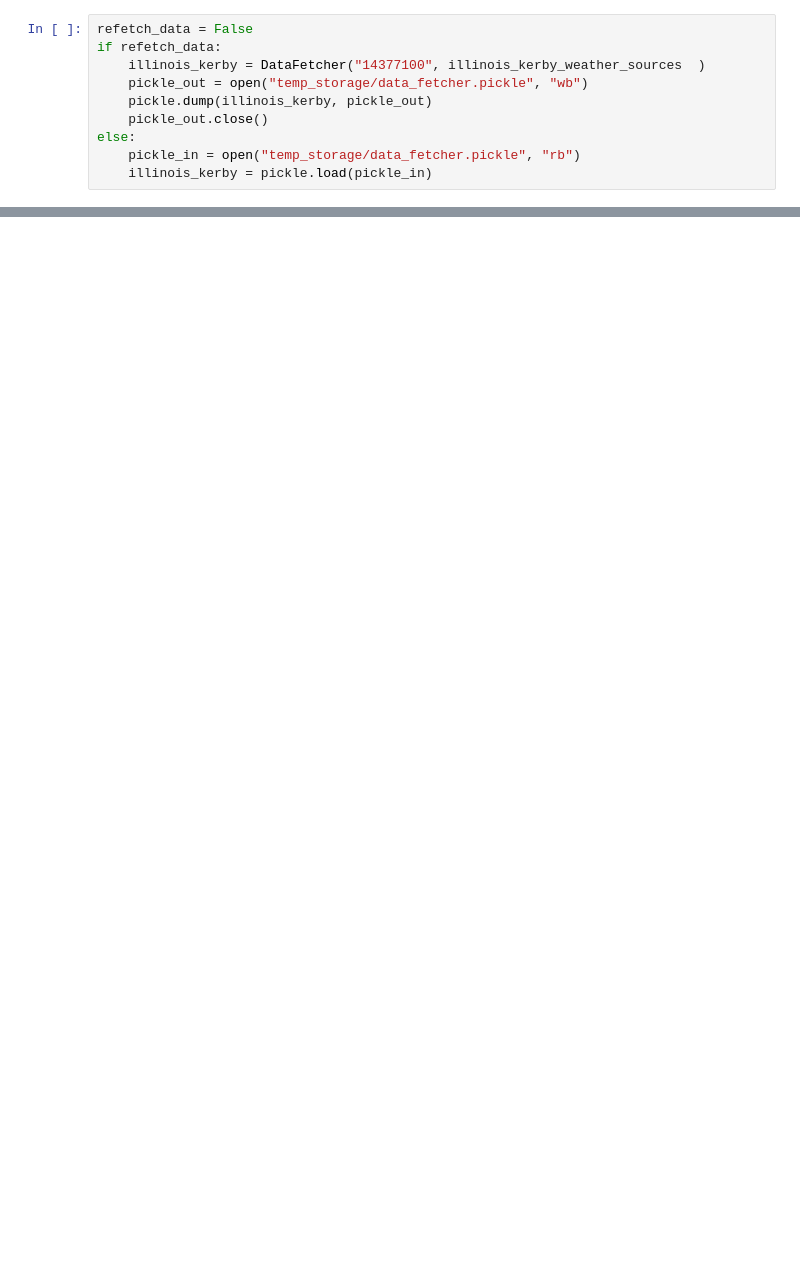
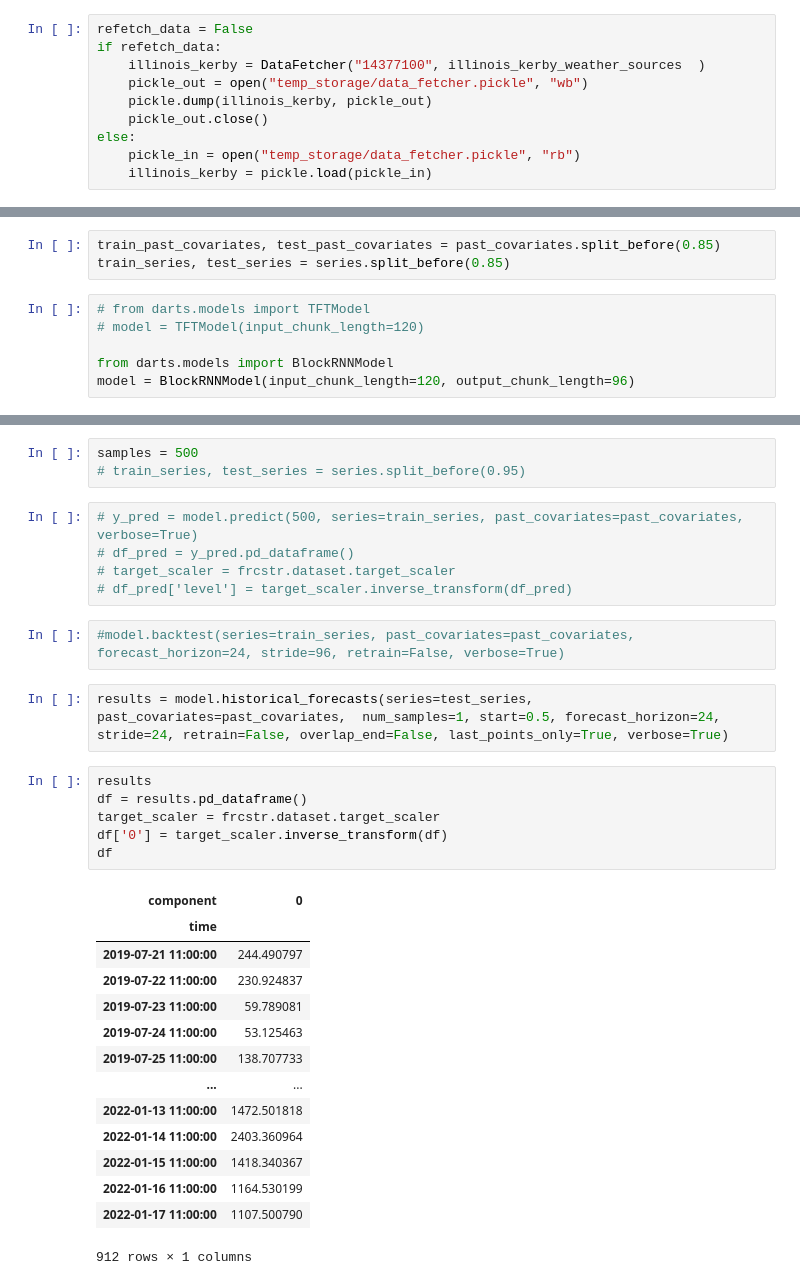
Before and after one commit to orion-junkins/river-level-forecasting, a Jupyter notebook: demo-darts.ipynb, the cells around one changed output, grey strips where cells are left out. Saved outputs shown, nothing was run; the diff lists cells and outputs as text; blank space fills up the shorter version.

```diff
--- a/demo-darts.ipynb
+++ b/demo-darts.ipynb
@@ -67,0 +34,9 @@ SyntaxError: invalid syntax (1662014541.py, line 1)
+# %%
+train_past_covariates, test_past_covariates = past_covariates.split_before(0.85)
+train_series, test_series = series.split_before(0.85)
+# %%
+# from darts.models import TFTModel
+# model = TFTModel(input_chunk_length=120)
+
+from darts.models import BlockRNNModel
+model = BlockRNNModel(input_chunk_length=120, output_chunk_length=96)
@@ -67,0 +56,33 @@ SyntaxError: invalid syntax (1662014541.py, line 1)
+# %%
+samples = 500
+# train_series, test_series = series.split_before(0.95)
+# %%
+# y_pred = model.predict(500, series=train_series, past_covariates=past_covariates, verbose=True)
+# df_pred = y_pred.pd_dataframe()
+# target_scaler = frcstr.dataset.target_scaler
+# df_pred['level'] = target_scaler.inverse_transform(df_pred)
+# %%
+#model.backtest(series=train_series, past_covariates=past_covariates, forecast_horizon=24, stride=96, retrain=False, verbose=True)
+# %%
+results = model.historical_forecasts(series=test_series, past_covariates=past_covariates,  num_samples=1, start=0.5, forecast_horizon=24, stride=24, retrain=False, overlap_end=False, last_points_only=True, verbose=True)
+# %%
+results
+df = results.pd_dataframe()
+target_scaler = frcstr.dataset.target_scaler
+df['0'] = target_scaler.inverse_transform(df)
+df
+# %% [output]
+| component | 0 |
+| time |  |
+| 2019-07-21 11:00:00 | 244.490797 |
+| 2019-07-22 11:00:00 | 230.924837 |
+| 2019-07-23 11:00:00 | 59.789081 |
+| 2019-07-24 11:00:00 | 53.125463 |
+| 2019-07-25 11:00:00 | 138.707733 |
+| ... | ... |
+| 2022-01-13 11:00:00 | 1472.501818 |
+| 2022-01-14 11:00:00 | 2403.360964 |
+| 2022-01-15 11:00:00 | 1418.340367 |
+| 2022-01-16 11:00:00 | 1164.530199 |
+| 2022-01-17 11:00:00 | 1107.500790 |
+912 rows × 1 columns
```
Also changed, not shown: parts of 15 cells of this notebook.
